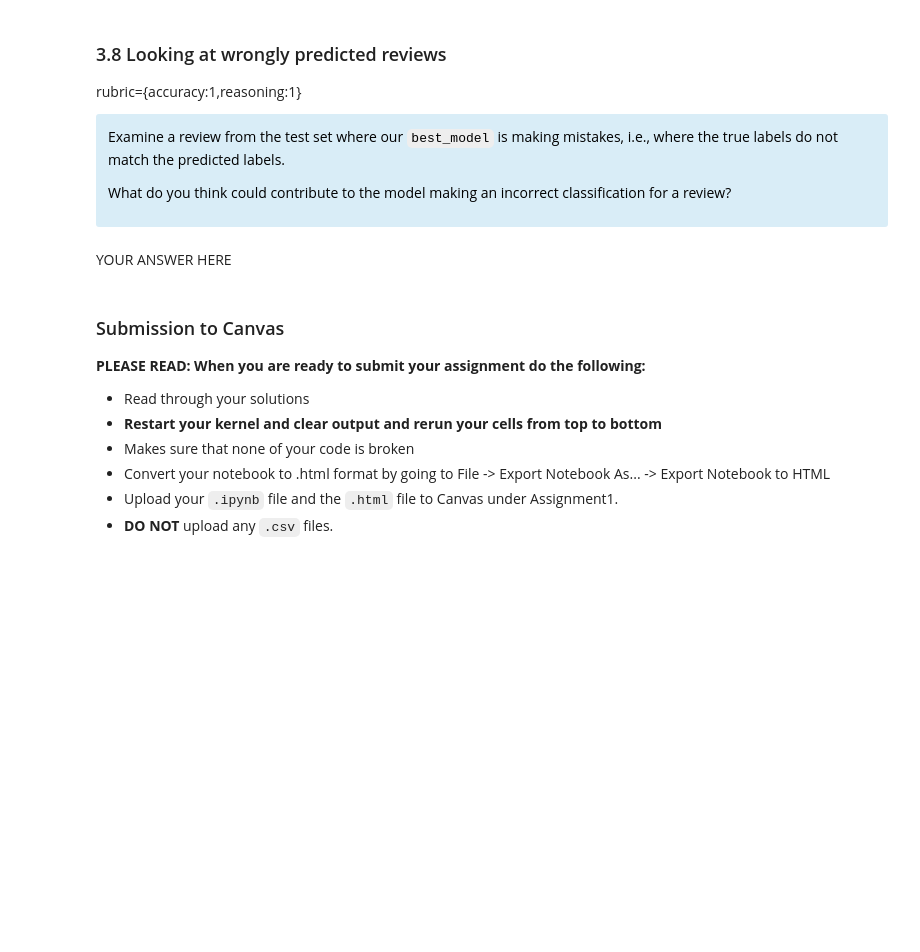
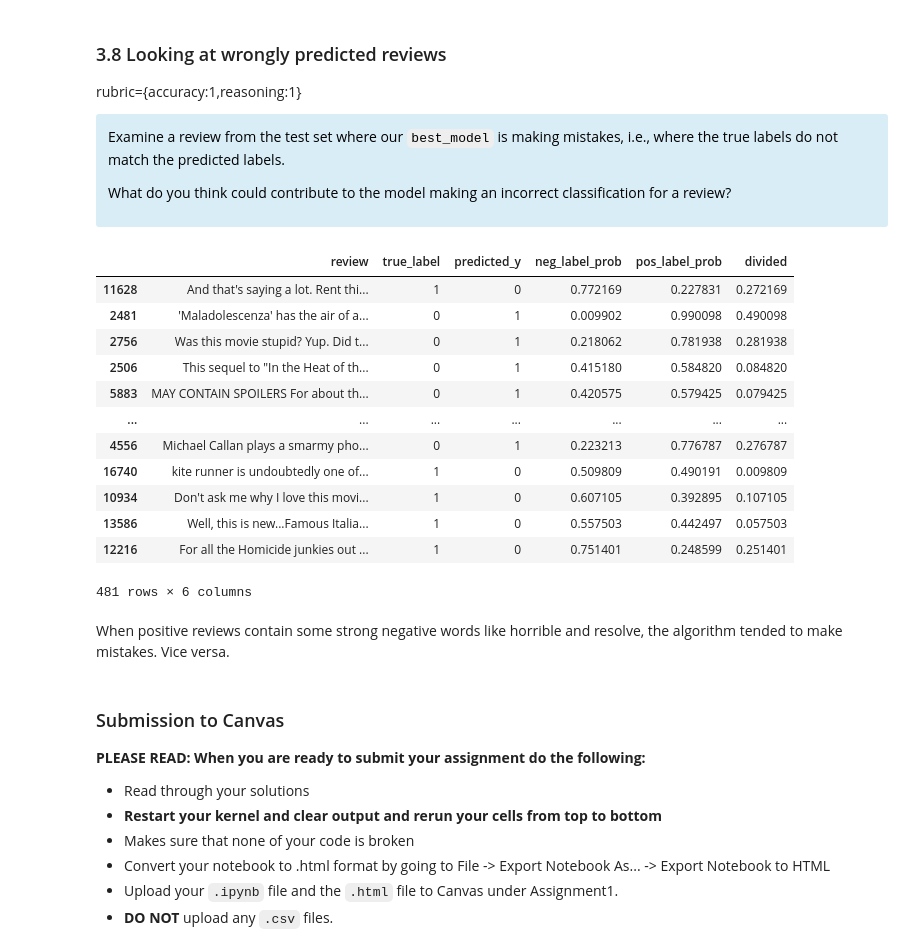
Before and after one commit to Aizenz/BAIT509assignments, a Jupyter notebook: assignment3/assignment3.ipynb, the cells around one changed output. Cells and saved outputs as stored; diff of their text form; code cells hidden in the pictures; blank space fills up the shorter version.

```diff
--- a/assignment3/assignment3.ipynb
+++ b/assignment3/assignment3.ipynb
@@ -454,0 +580,8 @@ Make a dataframe named `results_df` that contains these 5 columns:
+# %%
+results_df = pd.DataFrame()
+results_df['review'] = X_test
+results_df['true_label'] = y_test
+results_df['predicted_y'] = random_search.predict(X_test)
+results_df['neg_label_prob'] = random_search.predict_proba(X_test)[:,0]
+results_df['pos_label_prob'] = random_search.predict_proba(X_test)[:,1]
+results_df
@@ -465,0 +611,3 @@ Find the top 5 movie reviews in `results_df` with the highest predicted probabil
+# %%
+pd.set_option('display.max_colwidth', None)
+results_df.sort_values(by='pos_label_prob',ascending=False)[:5]
@@ -476,0 +630,3 @@ Find the top 5 movie reviews in `results_df` with the highest predicted probabil
+# %%
+pd.set_option('display.max_colwidth', None)
+results_df.sort_values(by='neg_label_prob',ascending=False)[:5]
@@ -491,0 +651,4 @@ YOUR ANSWER HERE
+# %%
+pd.set_option('display.max_colwidth', None)
+results_df['divided'] = np.abs(results_df['pos_label_prob'] - 0.5)
+results_df.sort_values(by='divided')[:5]
@@ -505,5 +675,21 @@ What do you think could contribute to the model making an incorrect classificati
-# %% [markdown]
-YOUR ANSWER HERE
+# %%
+results_df.loc[results_df.true_label != results_df.predicted_y]
+# %% [output]
+|  | review | true_label | predicted_y | neg_label_prob | pos_label_prob | divided |
+| 11628 | And that's saying a lot. Rent thi... | 1 | 0 | 0.772169 | 0.227831 | 0.272169 |
+| 2481 | 'Maladolescenza' has the air of a... | 0 | 1 | 0.009902 | 0.990098 | 0.490098 |
+| 2756 | Was this movie stupid? Yup. Did t... | 0 | 1 | 0.218062 | 0.781938 | 0.281938 |
+| 2506 | This sequel to "In the Heat of th... | 0 | 1 | 0.415180 | 0.584820 | 0.084820 |
+| 5883 | MAY CONTAIN SPOILERS For about th... | 0 | 1 | 0.420575 | 0.579425 | 0.079425 |
+| ... | ... | ... | ... | ... | ... | ... |
+| 4556 | Michael Callan plays a smarmy pho... | 0 | 1 | 0.223213 | 0.776787 | 0.276787 |
+| 16740 | kite runner is undoubtedly one of... | 1 | 0 | 0.509809 | 0.490191 | 0.009809 |
+| 10934 | Don't ask me why I love this movi... | 1 | 0 | 0.607105 | 0.392895 | 0.107105 |
+| 13586 | Well, this is new...Famous Italia... | 1 | 0 | 0.557503 | 0.442497 | 0.057503 |
+| 12216 | For all the Homicide junkies out ... | 1 | 0 | 0.751401 | 0.248599 | 0.251401 |
+481 rows × 6 columns
+# %% [markdown]
+When positive reviews contain some strong negative words like horrible and resolve, the algorithm tended to make mistakes. Vice versa.
 # %% [markdown]
 ### Submission to Canvas
 
```
Also changed, not shown: parts of 41 cells of this notebook, 1 other file.
